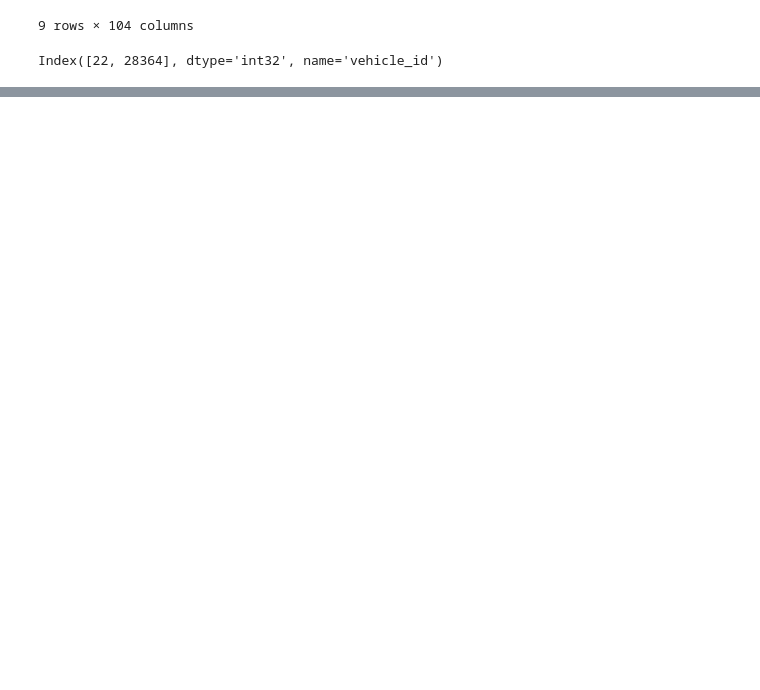
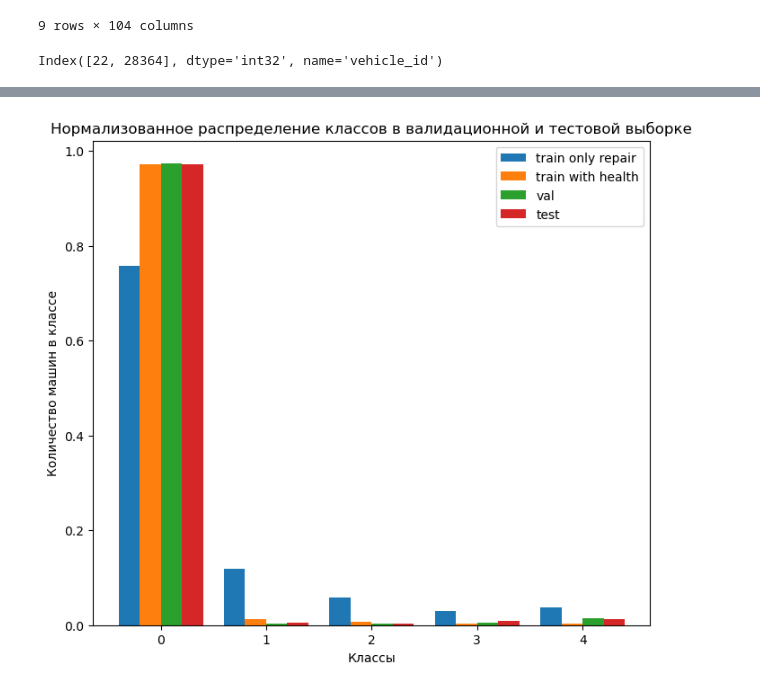
Before and after one commit to Alwaline/predictive_maintenance, a Jupyter notebook: notebooks/EDA.ipynb, the cells around one changed output, grey strips where cells are left out. Saved outputs shown, nothing was run; the diff lists cells and outputs as text; code cells hidden in the pictures; blank space fills up the shorter version.

```diff
--- a/notebooks/EDA.ipynb
+++ b/notebooks/EDA.ipynb
@@ -1004,0 +983,16 @@ Index([22, 28364], dtype='int32', name='vehicle_id')
+# %%
+plt.figure(figsize=(8, 7))
+x = np.arange(5) * 4
+
+plt.bar(x-1.2, df_labels_tr[df_labels_tr["in_study_repair"] == 1]["class_label"].value_counts(normalize=True).sort_index(), label="train only repair")
+plt.bar(x-0.4, df_labels_tr[df_labels_tr["class_label"] >= 0]["class_label"].value_counts(normalize=True).sort_index(), label="train with health")
+plt.bar(x+0.4, df_labels_va["class_label"].value_counts(normalize=True).sort_index(), label="val")
+plt.bar(x+1.2, df_labels_te["class_label"].value_counts(normalize=True).sort_index(), label="test")
+plt.xticks(x, np.arange(5))
+plt.legend()
+plt.title("Нормализованное распределение классов в валидационной и тестовой выборке")
+plt.xlabel("Классы")
+plt.ylabel("Количество машин в классе")
+plt.show()
+# %% [output]
+[figure, added]
```
Also changed, not shown: parts of 42 cells of this notebook, 1 other file.
